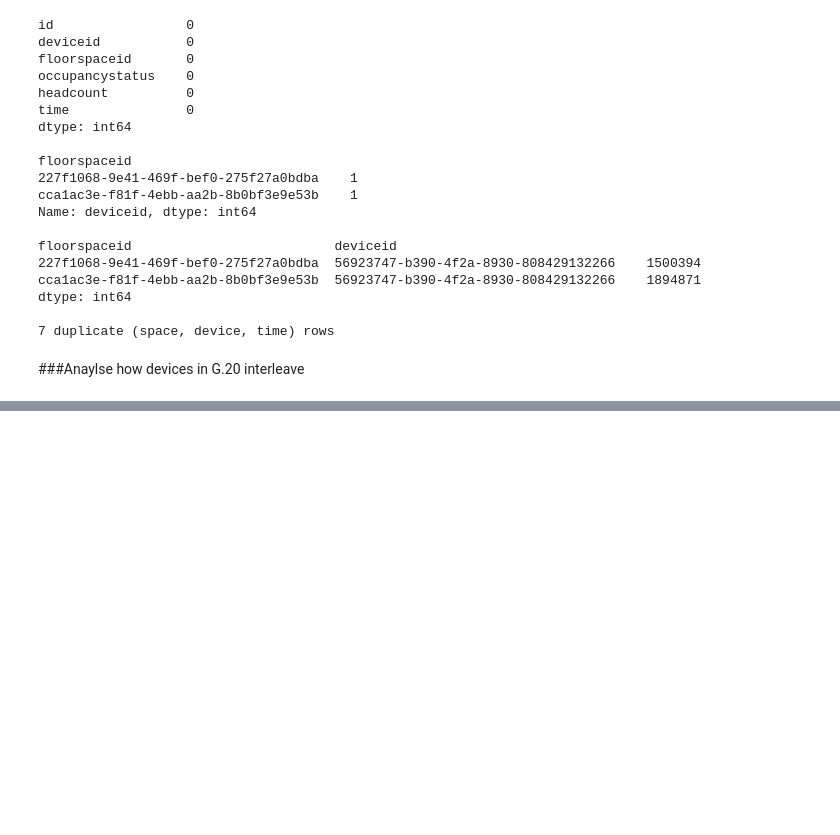
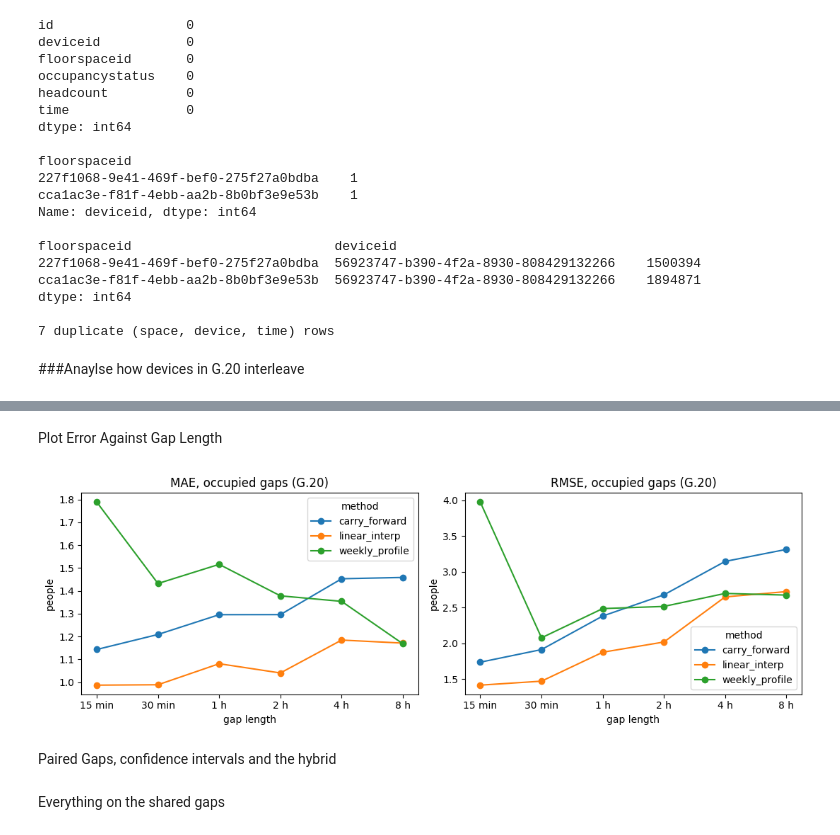
Before and after one commit to bwuu0042/Occupancy-Gap-Reconstruction, a Jupyter notebook: notebooks/00_project_log.ipynb, the cells around one changed output, grey strips where cells are left out. Saved outputs shown, nothing was run; the diff lists cells and outputs as text; code cells hidden in the pictures; blank space fills up the shorter version.

```diff
--- a/notebooks/00_project_log.ipynb
+++ b/notebooks/00_project_log.ipynb
@@ -411,0 +755,29 @@ view.iloc[2000:2030]
+# %%
+methods = {"carry_forward": carry_forward,
+           "linear_interp": linear_interp,
+           "weekly_profile": make_profile_method(slots, profile)}
+
+gap_lengths = {"15 min": 3, "30 min": 6, "1 h": 12, "2 h": 24, "4 h": 48, "8 h": 96}
+
+all_res = []
+for label, g in gap_lengths.items():
+    st = eligible_starts(y, g)
+    st = st[(st >= test_lo + 1) & (st + g + 1 <= test_hi)]
+    pick = np.random.default_rng(2026).choice(st, size=min(1000, len(st)), replace=False)
+    r = per_gap_errors(y, pick, g, methods)
+    r["gap"] = label
+    all_res.append(r)
+all_res = pd.concat(all_res)
+
+occ_only = all_res[all_res["occupied"]]
+order = list(gap_lengths)
+print("occupied gaps per length:")
+print(occ_only[occ_only["method"] == "carry_forward"].groupby("gap").size().loc[order])
+
+mae = occ_only.pivot_table(index="gap", columns="method", values="mae").loc[order]
+rmse = np.sqrt(occ_only.assign(mse=occ_only["mse"])
+               .pivot_table(index="gap", columns="method", values="mse")).loc[order]
+print("\nMAE, occupied gaps (people)")
+display(mae.round(3))
+print("RMSE, occupied gaps (people)")
+display(rmse.round(3))
@@ -411,0 +813,15 @@ view.iloc[2000:2030]
+# %% [markdown]
+Plot Error Against Gap Length
+# %%
+fig, axes = plt.subplots(1, 2, figsize=(11, 3.8), sharex=True)
+for ax, table, title in [(axes[0], mae, "MAE"), (axes[1], rmse, "RMSE")]:
+    table.plot(ax=ax, marker="o")
+    ax.set_title(f"{title}, occupied gaps (G.20)")
+    ax.set_ylabel("people")
+    ax.set_xlabel("gap length")
+plt.tight_layout()
+plt.show()
+# %% [output]
+[figure, added]
+# %% [markdown]
+Paired Gaps, confidence intervals and the hybrid
@@ -411,0 +851,2 @@ view.iloc[2000:2030]
+# %% [markdown]
+Everything on the shared gaps
```
Also changed, not shown: parts of 46 cells of this notebook.
